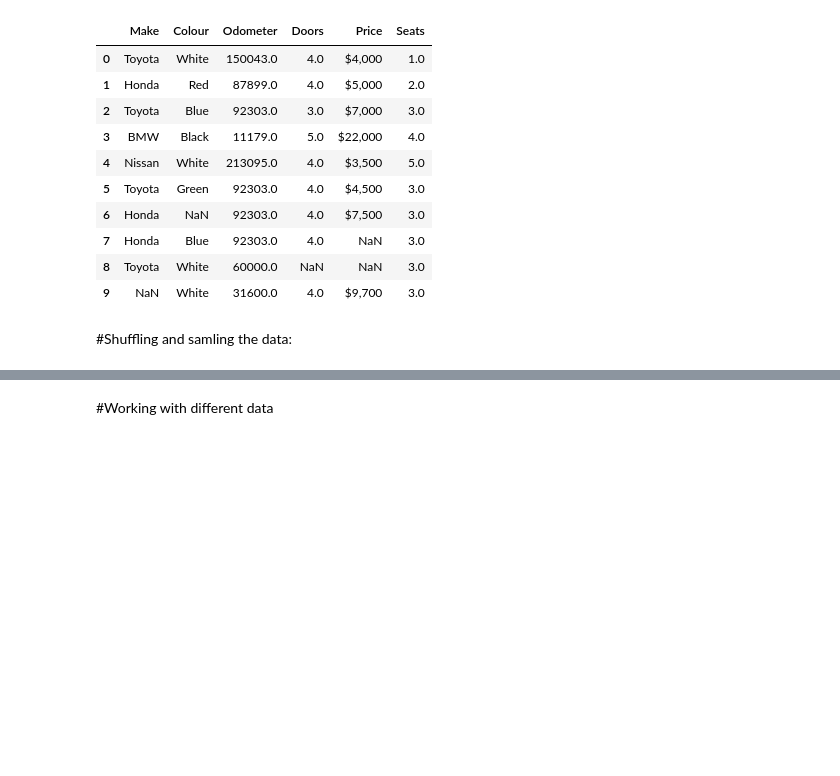
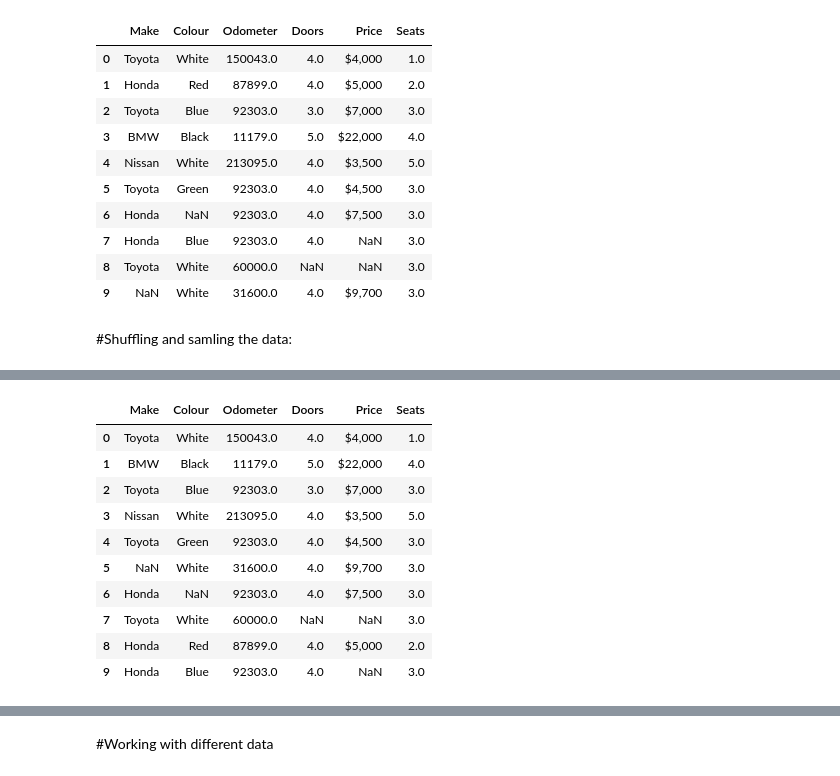
Before and after one commit to KhatiwadaPrajwal056/Data-Science-Libraries-, a Jupyter notebook: pandas.ipynb, the cells around one changed output, grey strips where cells are left out. Cells and saved outputs as stored; diff of their text form; code cells hidden in the pictures; blank space fills up the shorter version.

```diff
--- a/pandas.ipynb
+++ b/pandas.ipynb
@@ -673,0 +686,16 @@ car_sales_shuffled
+# %%
+#Reseting the shuffled data:
+car_sales_shuffled.reset_index(drop=True,inplace=True)  #Drop =do not add new index column(reset) in a data frame which is true
+car_sales_shuffled
+# %% [output]
+|  | Make | Colour | Odometer | Doors | Price | Seats |
+| 0 | Toyota | White | 150043.0 | 4.0 | $4,000 | 1.0 |
+| 1 | BMW | Black | 11179.0 | 5.0 | $22,000 | 4.0 |
+| 2 | Toyota | Blue | 92303.0 | 3.0 | $7,000 | 3.0 |
+| 3 | Nissan | White | 213095.0 | 4.0 | $3,500 | 5.0 |
+| 4 | Toyota | Green | 92303.0 | 4.0 | $4,500 | 3.0 |
+| 5 | NaN | White | 31600.0 | 4.0 | $9,700 | 3.0 |
+| 6 | Honda | NaN | 92303.0 | 4.0 | $7,500 | 3.0 |
+| 7 | Toyota | White | 60000.0 | NaN | NaN | 3.0 |
+| 8 | Honda | Red | 87899.0 | 4.0 | $5,000 | 2.0 |
+| 9 | Honda | Blue | 92303.0 | 4.0 | NaN | 3.0 |
```
Also changed, not shown: parts of 5 cells of this notebook.
